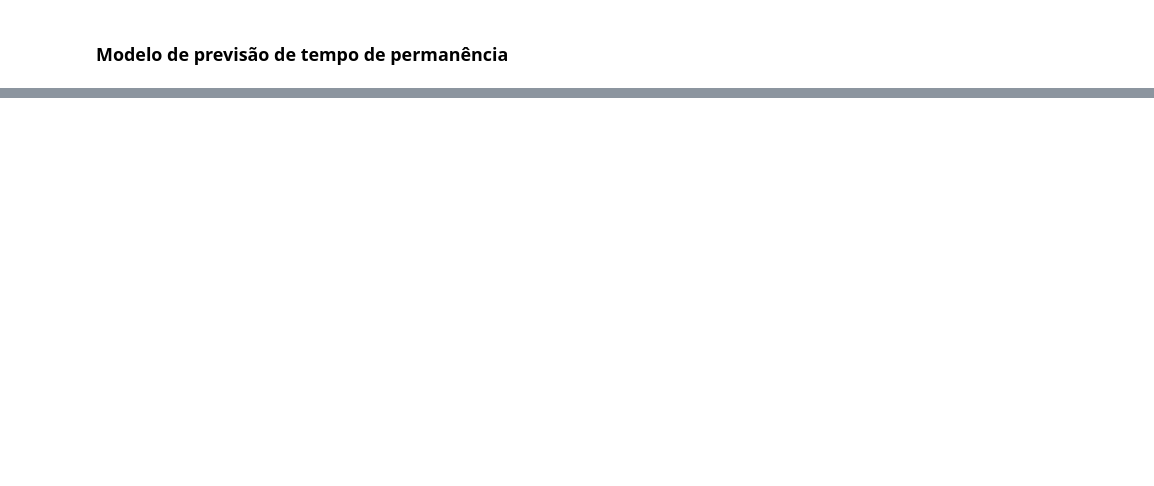
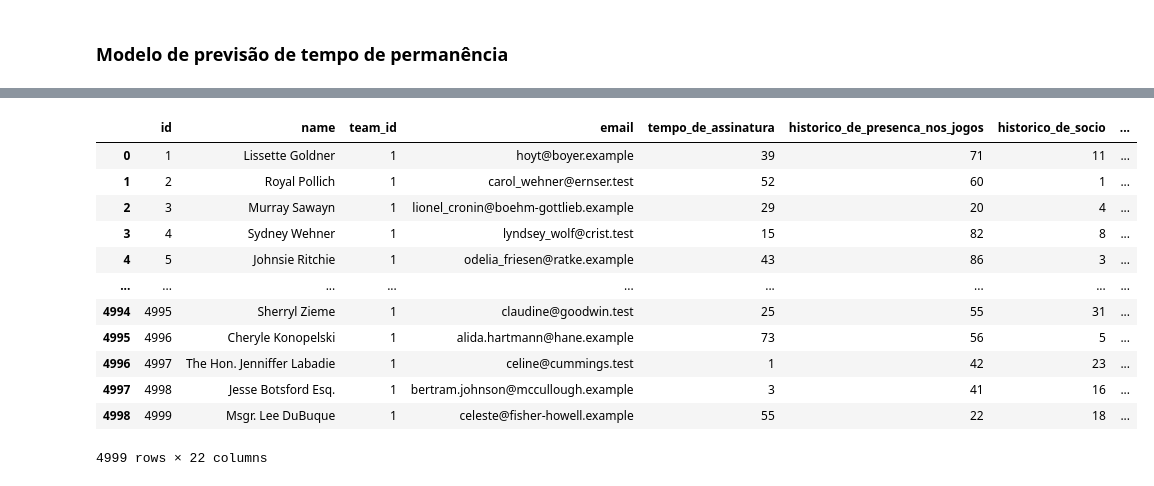
Before and after one commit to otaviovasc/ClubStay, a Jupyter notebook: Notebooks/workplace2.ipynb, the cells around one changed output, grey strips where cells are left out. Saved outputs shown, nothing was run; the diff lists cells and outputs as text; code cells hidden in the pictures; blank space fills up the shorter version.

```diff
--- a/Notebooks/workplace2.ipynb
+++ b/Notebooks/workplace2.ipynb
@@ -828,0 +642,17 @@ Resultado da função objetivo: 48816.141726339585
+# %%
+novos_dados = pd.read_csv('../data/customers.csv')
+novos_dados
+# %% [output]
+|  | id | name | team_id | email | tempo_de_assinatura | historico_de_presenca_nos_jogos | historico_de_socio | ... |
+| 0 | 1 | Lissette Goldner | 1 | hoyt@boyer.example | 39 | 71 | 11 | ... |
+| 1 | 2 | Royal Pollich | 1 | carol_wehner@ernser.test | 52 | 60 | 1 | ... |
+| 2 | 3 | Murray Sawayn | 1 | lionel_cronin@boehm-gottlieb.example | 29 | 20 | 4 | ... |
+| 3 | 4 | Sydney Wehner | 1 | lyndsey_wolf@crist.test | 15 | 82 | 8 | ... |
+| 4 | 5 | Johnsie Ritchie | 1 | odelia_friesen@ratke.example | 43 | 86 | 3 | ... |
+| ... | ... | ... | ... | ... | ... | ... | ... | ... |
+| 4994 | 4995 | Sherryl Zieme | 1 | claudine@goodwin.test | 25 | 55 | 31 | ... |
+| 4995 | 4996 | Cheryle Konopelski | 1 | alida.hartmann@hane.example | 73 | 56 | 5 | ... |
+| 4996 | 4997 | The Hon. Jenniffer Labadie | 1 | celine@cummings.test | 1 | 42 | 23 | ... |
+| 4997 | 4998 | Jesse Botsford Esq. | 1 | bertram.johnson@mccullough.example | 3 | 41 | 16 | ... |
+| 4998 | 4999 | Msgr. Lee DuBuque | 1 | celeste@fisher-howell.example | 55 | 22 | 18 | ... |
+4999 rows × 22 columns
```
Also changed, not shown: parts of 51 cells of this notebook, 3 other files.
